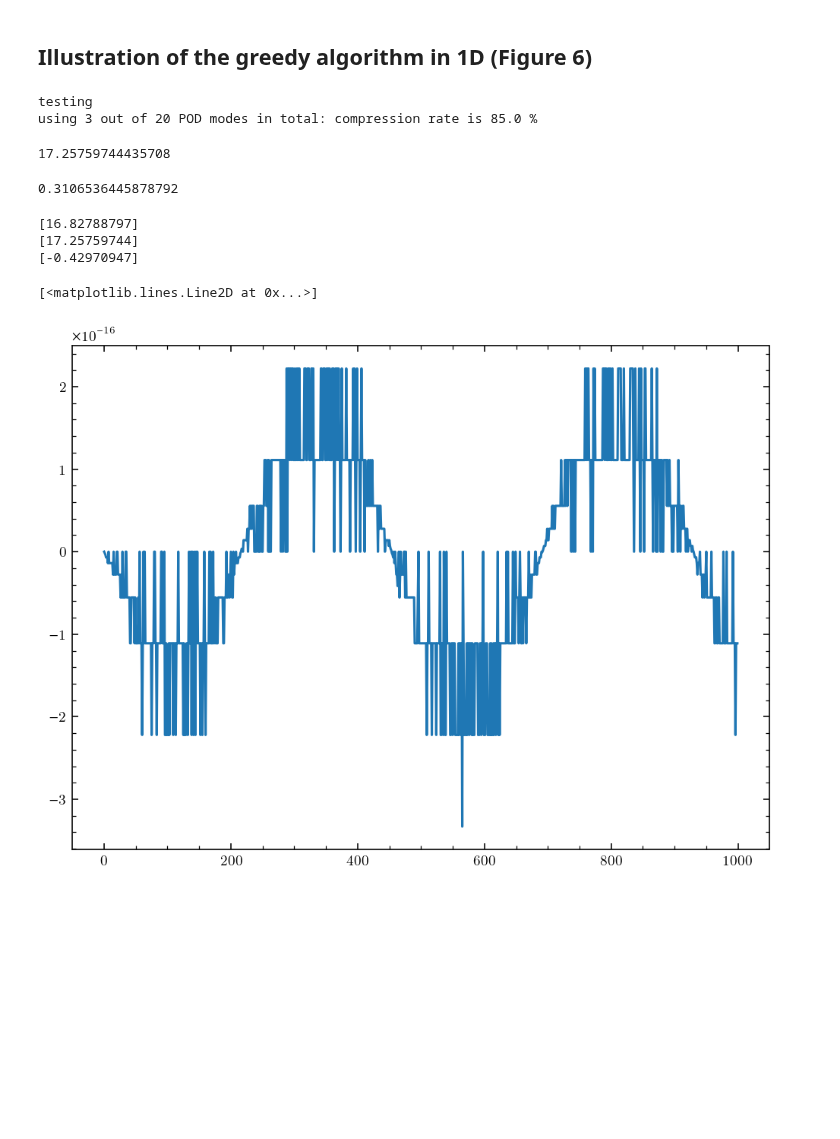
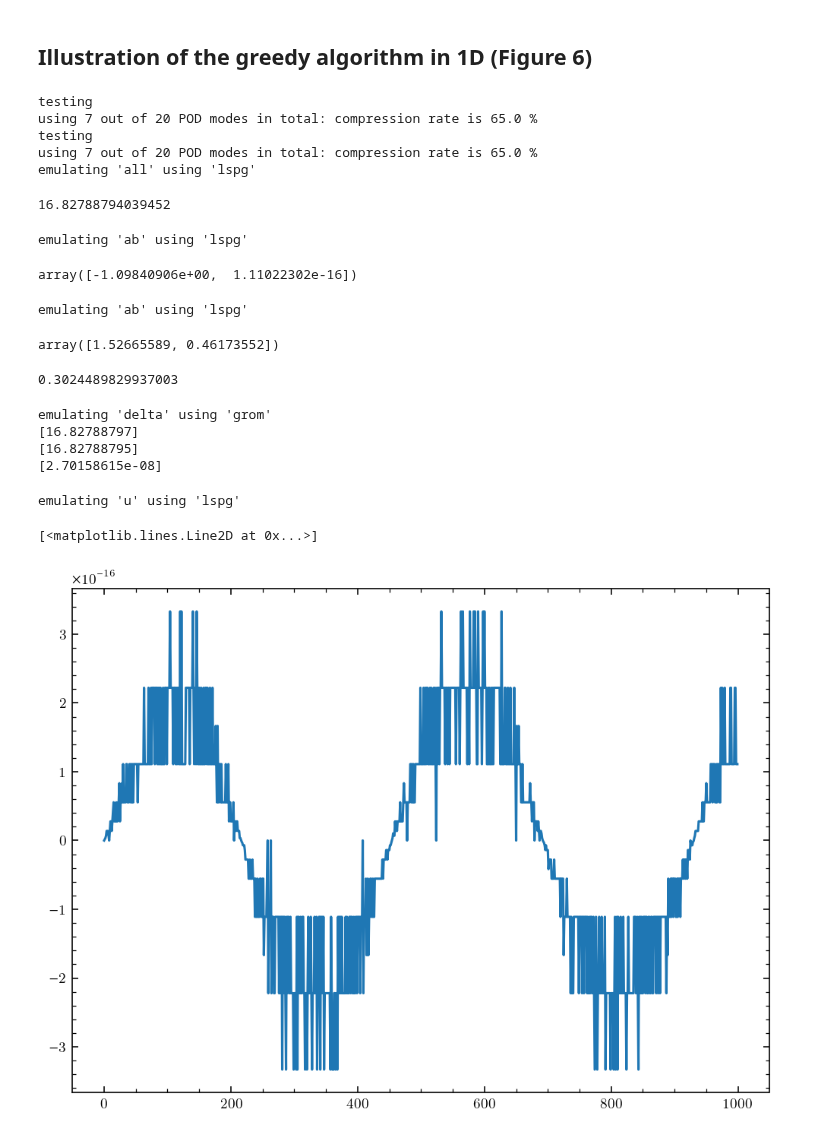
Before and after one commit to buqeye/cs_greedy_emulator, a Jupyter notebook: minnesota.ipynb, the cells around one changed output. Cells and saved outputs as stored; diff of their text form; code cells hidden in the pictures; blank space fills up the shorter version.

```diff
--- a/minnesota.ipynb
+++ b/minnesota.ipynb
@@ -29,10 +29,15 @@ from constants import hbarc, cm
 channel = Channel(S=0, L=0, LL=0, J=0, channel=0)
 potentialArgs = {"label": "minnesota", "kwargs": {"potId": 213}}
 potential = Potential(channel, **potentialArgs)
-np.random.seed(123)
+Vs_range = (-400, 0)  # (-200, 0)
+VR_range = (0, 400) # (100, 300)
+Vs_center = np.mean(Vs_range)
+VR_center = np.mean(VR_range)
+seed = 124294784
+np.random.seed(seed)
 param_samples = {
-    "training": potential.getLecsSample({"V0": (0, 400), "V1": (-400, 0)}, n=25),
-    "validation": potential.getLecsSample({"V0": (0, 400), "V1": (-400, 0)}, n=1250)
+    "training": potential.getLecsSample({"V0": VR_range, "V1": Vs_range}, n=25, seed=seed),
+    "validation": potential.getLecsSample({"V0": VR_range, "V1": Vs_range}, n=1250, seed=seed)
 }
 # %% [markdown]
 Create figure of the Minnesota potential's (affine) parameter space:
@@ -188,24 +193,28 @@ grid = Grid(rmin, rmatch, numIntervals=1,
             type="linear", test=False)
 args = dict(scattExp=scattExp,
             grid=grid,
-            free_lecs={"V1": (-400, 0)},
+            free_lecs={"V1": Vs_range},
             num_snapshots_init=20,
             num_snapshots_max=200,
             approach="pod",
-            pod_rcond=1e-2,
+            pod_rcond=1e-10,
             init_snapshot_lecs=None,
             greedy_max_iter=3,
             mode="linear",
             inhomogeneous=inhomogeneous,
             seed=10203
             )
-pod_grom = MatrixNumerovROM(emulator_training_mode="grom", **args)
-# greedy_lspg = MatrixNumerovROM(emulator_training_mode="lspg", **args)
-# outp = pod_grom.simulate([[1, 200, -91.85]], which="all")
-outp = pod_grom.emulate([[1, 200, -91.85]], which="all")
+pod_grom = MatrixNumerovROM(greedy_training_mode="grom", **args)
+pod_lspg = MatrixNumerovROM(greedy_training_mode="lspg", **args)
+outp = pod_lspg.emulate([[1, 200, -91.85]], mode="lspg", which="all")
+# outp = pod_grom.emulate([[1, 200, -91.85]], which="all")
+# outp = pod_lspg.simulate([[1, 200, -91.85]], which="all")
 # %% [output]
 testing
-using 3 out of 20 POD modes in total: compression rate is 85.0 %
+using 7 out of 20 POD modes in total: compression rate is 65.0 %
+testing
+using 7 out of 20 POD modes in total: compression rate is 65.0 %
+emulating 'all' using 'lspg'
 # %%
 from RseSolver import ScatteringSolution
 scattSol = ScatteringSolution(scattExp=scattExp,
@@ -219,11 +228,21 @@ scattSol = ScatteringSolution(scattExp=scattExp,
                                 matching=True)
 scattSol.phaseShift
 # %% [output]
-17.25759744435708
+16.82788794039452
+# %%
+pod_lspg.fit_matrix @ outp[:,0] - pod_lspg.emulate([[1, 200, -91.85]], which="ab")[:,0]
+# %% [output]
+emulating 'ab' using 'lspg'
+array([-1.09840906e+00,  1.11022302e-16])
+# %%
+pod_lspg.emulate([[1, 200, -91.85]], which="ab")[:,0]
+# %% [output]
+emulating 'ab' using 'lspg'
+array([1.52665589, 0.46173552])
 # %%
 scattSol.Lmatrix.valueAs("K")
 # %% [output]
-0.3106536445878792
+0.3024489829937003
 # %%
 sim_delta = pod_grom.simulate([[1, 200, -91.85]], which="delta")
 emu_delta = pod_grom.emulate([[1, 200, -91.85]], which="delta")
@@ -231,14 +250,16 @@ print(sim_delta)
 print(emu_delta)
 print(sim_delta - emu_delta)
 # %% [output]
+emulating 'delta' using 'grom'
 [16.82788797]
-[17.25759744]
-[-0.42970947]
+[16.82788795]
+[2.70158615e-08]
 # %%
-plt.plot(pod_grom.emulate([[1, 200, -91.85]], which="u")[:,0] - scattSol.u)
+plt.plot(pod_lspg.emulate([[1, 200, -91.85]], which="u")[:,0] - scattSol.u)
 # %% [output]
-[<matplotlib.lines.Line2D at 0x...>]
+emulating 'u' using 'lspg'
+[<matplotlib.lines.Line2D at 0x...>]
-[figure, old version]
+[figure, new version]
 # %%
 from NumerovEmulator import MatrixNumerovROM
 grid = Grid(rmin, rmatch, numIntervals=1,
```
Also changed, not shown: parts of 10 cells of this notebook.
